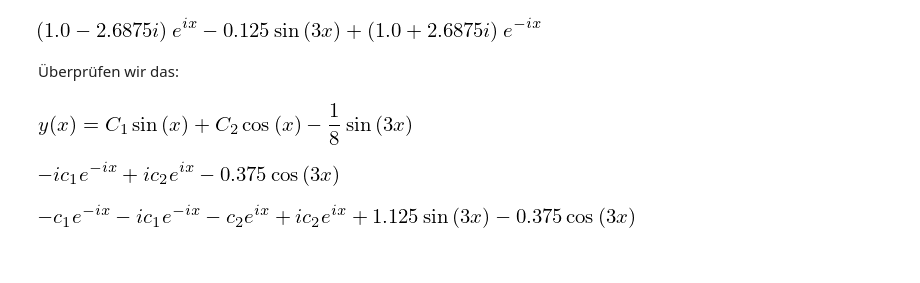
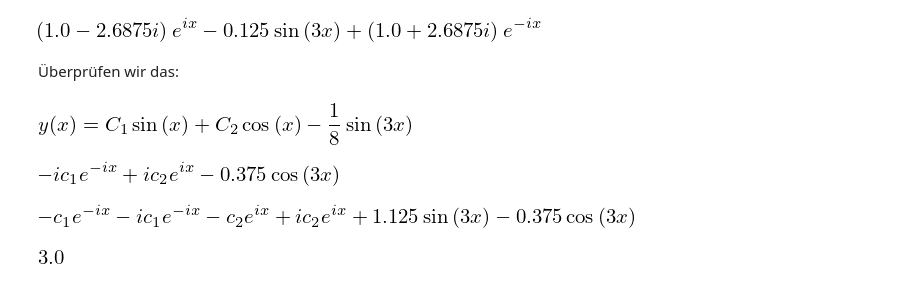
Before and after one commit to pchr8/math3-jupyter, a Jupyter notebook: Diffgleich.ipynb, the cells around one changed output. Drawn from its saved outputs; the diff is of its cells as text; code cells hidden in the pictures; blank space fills up the shorter version.

```diff
--- a/Diffgleich.ipynb
+++ b/Diffgleich.ipynb
@@ -312,4 +312,8 @@ ex
 [figure]
 # %%
 ex=ex.subs(c1,res[c1])
-ex=full.subs(c2,res[c2])
+ex=ex.subs(c2,res[c2])
+ex=ex.subs(x,0)
+ex.simplify()
+# %% [output]
+[figure, added]
```
Also changed, not shown: 1 other file.
